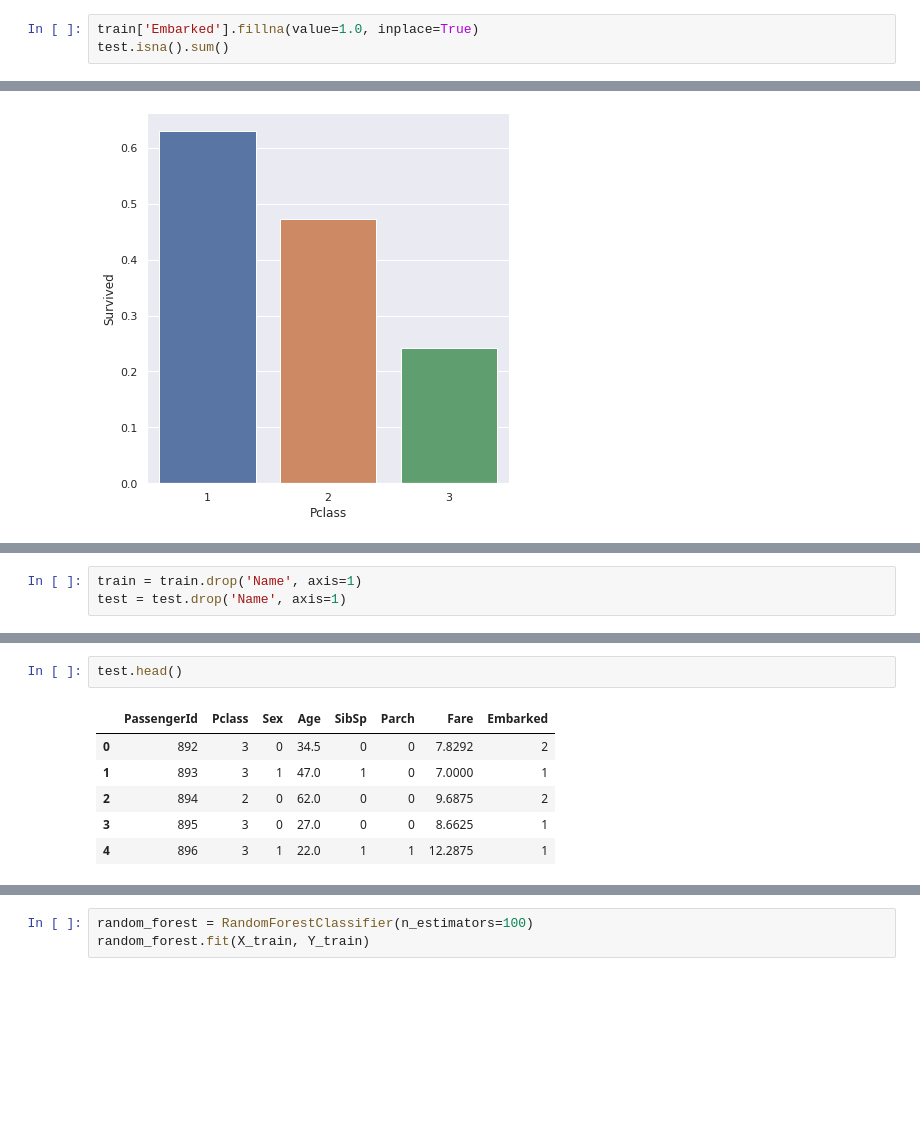
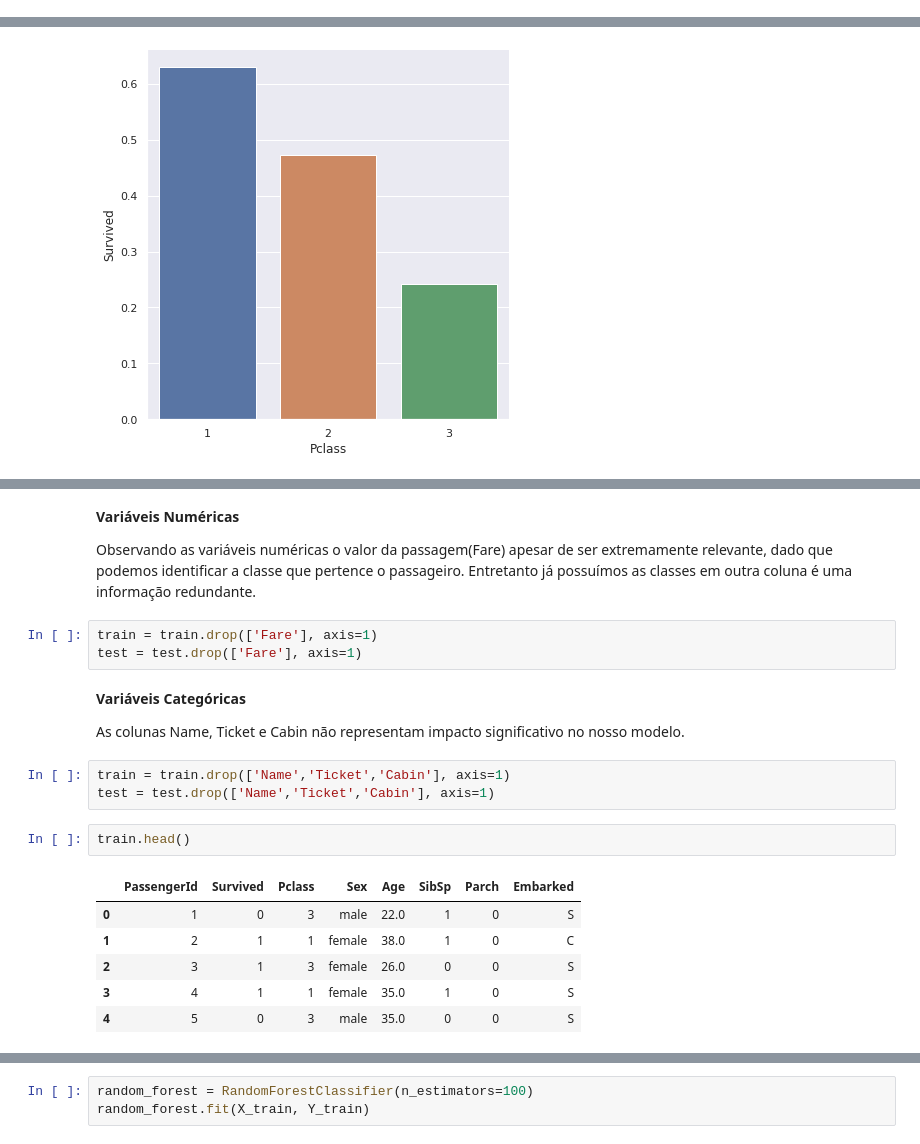
Before and after one commit to vvalcristina/titanic, a Jupyter notebook: Titanic.ipynb, the cells around one changed output, grey strips where cells are left out. Cells and saved outputs as stored; diff of their text form; blank space fills up the shorter version.

```diff
--- a/Titanic.ipynb
+++ b/Titanic.ipynb
@@ -379,3 +168,0 @@ dtype: float64
-# %%
-train['Embarked'].fillna(value=1.0, inplace=True)
-test.isna().sum()
@@ -500,3 +302,0 @@ Vamos verificar nossos dataset e remover a variável Name em ambos os datasets.
-# %%
-train = train.drop('Name', axis=1)
-test = test.drop('Name', axis=1)
@@ -512,9 +336,23 @@ train.head()
+# %% [markdown]
+**Variáveis Numéricas**
+
+Observando as variáveis numéricas o valor da passagem(Fare) apesar de ser extremamente relevante, dado que podemos identificar a classe que pertence o passageiro. Entretanto já possuímos as classes em outra coluna é uma informação redundante.
+# %%
+train = train.drop(['Fare'], axis=1)
+test = test.drop(['Fare'], axis=1)
+# %% [markdown]
+**Variáveis Categóricas**
+
+As colunas Name, Ticket e Cabin não representam impacto significativo no nosso modelo.
+# %%
+train = train.drop(['Name','Ticket','Cabin'], axis=1)
+test = test.drop(['Name','Ticket','Cabin'], axis=1)
 # %%
-test.head()
+train.head()
 # %% [output]
-|  | PassengerId | Pclass | Sex | Age | SibSp | Parch | Fare | Embarked |
-| 0 | 892 | 3 | 0 | 34.5 | 0 | 0 | 7.8292 | 2 |
-| 1 | 893 | 3 | 1 | 47.0 | 1 | 0 | 7.0000 | 1 |
-| 2 | 894 | 2 | 0 | 62.0 | 0 | 0 | 9.6875 | 2 |
-| 3 | 895 | 3 | 0 | 27.0 | 0 | 0 | 8.6625 | 1 |
-| 4 | 896 | 3 | 1 | 22.0 | 1 | 1 | 12.2875 | 1 |
+|  | PassengerId | Survived | Pclass | Sex | Age | SibSp | Parch | Embarked |
+| 0 | 1 | 0 | 3 | male | 22.0 | 1 | 0 | S |
+| 1 | 2 | 1 | 1 | female | 38.0 | 1 | 0 | C |
+| 2 | 3 | 1 | 3 | female | 26.0 | 0 | 0 | S |
+| 3 | 4 | 1 | 1 | female | 35.0 | 1 | 0 | S |
+| 4 | 5 | 0 | 3 | male | 35.0 | 0 | 0 | S |
```
Also changed, not shown: parts of 102 cells of this notebook, 1 other file.
